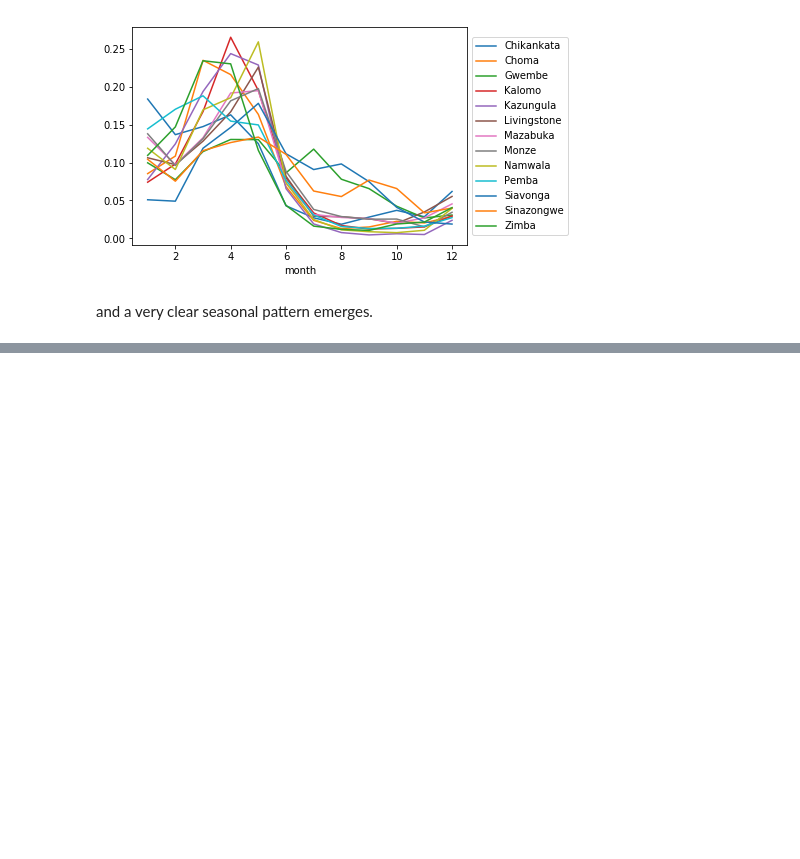
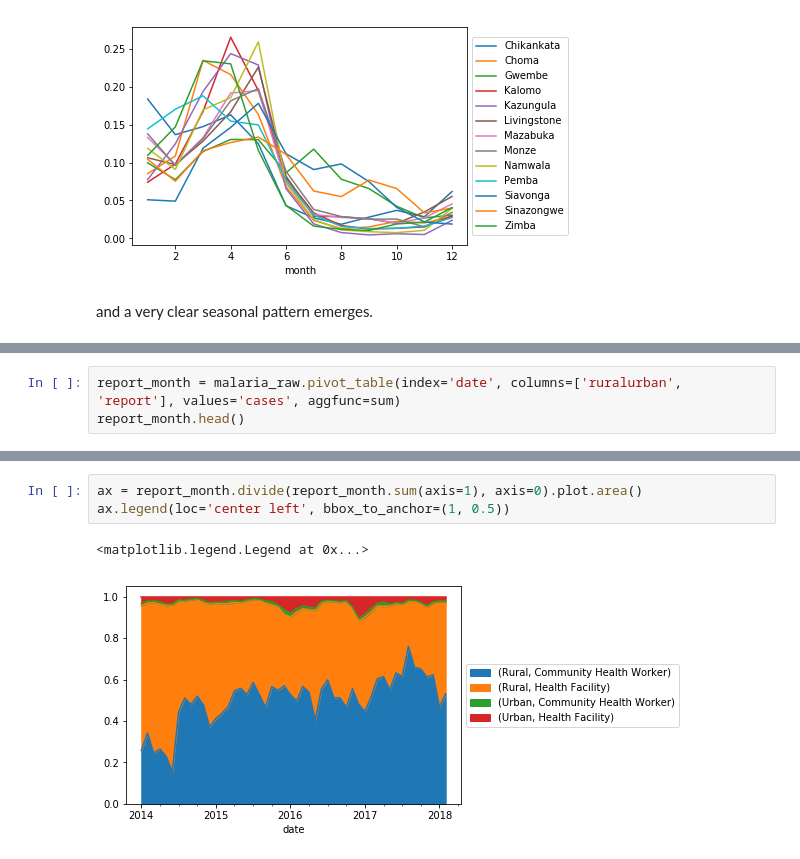
Before and after one commit to NeilNjae/makeover-monday, a Jupyter notebook: 20180416/20180416.ipynb, the cells around one changed output, grey strips where cells are left out. Saved outputs shown, nothing was run; the diff lists cells and outputs as text; blank space fills up the shorter version.

```diff
--- a/20180416/20180416.ipynb
+++ b/20180416/20180416.ipynb
@@ -408,0 +415,3 @@ and a very clear seasonal pattern emerges.
+# %%
+report_month = malaria_raw.pivot_table(index='date', columns=['ruralurban', 'report'], values='cases', aggfunc=sum)
+report_month.head()
@@ -408,0 +427,6 @@ and a very clear seasonal pattern emerges.
+# %%
+ax = report_month.divide(report_month.sum(axis=1), axis=0).plot.area()
+ax.legend(loc='center left', bbox_to_anchor=(1, 0.5))
+# %% [output]
+<matplotlib.legend.Legend at 0x...>
+[figure, added]
```
Also changed, not shown: parts of 12 cells of this notebook.
